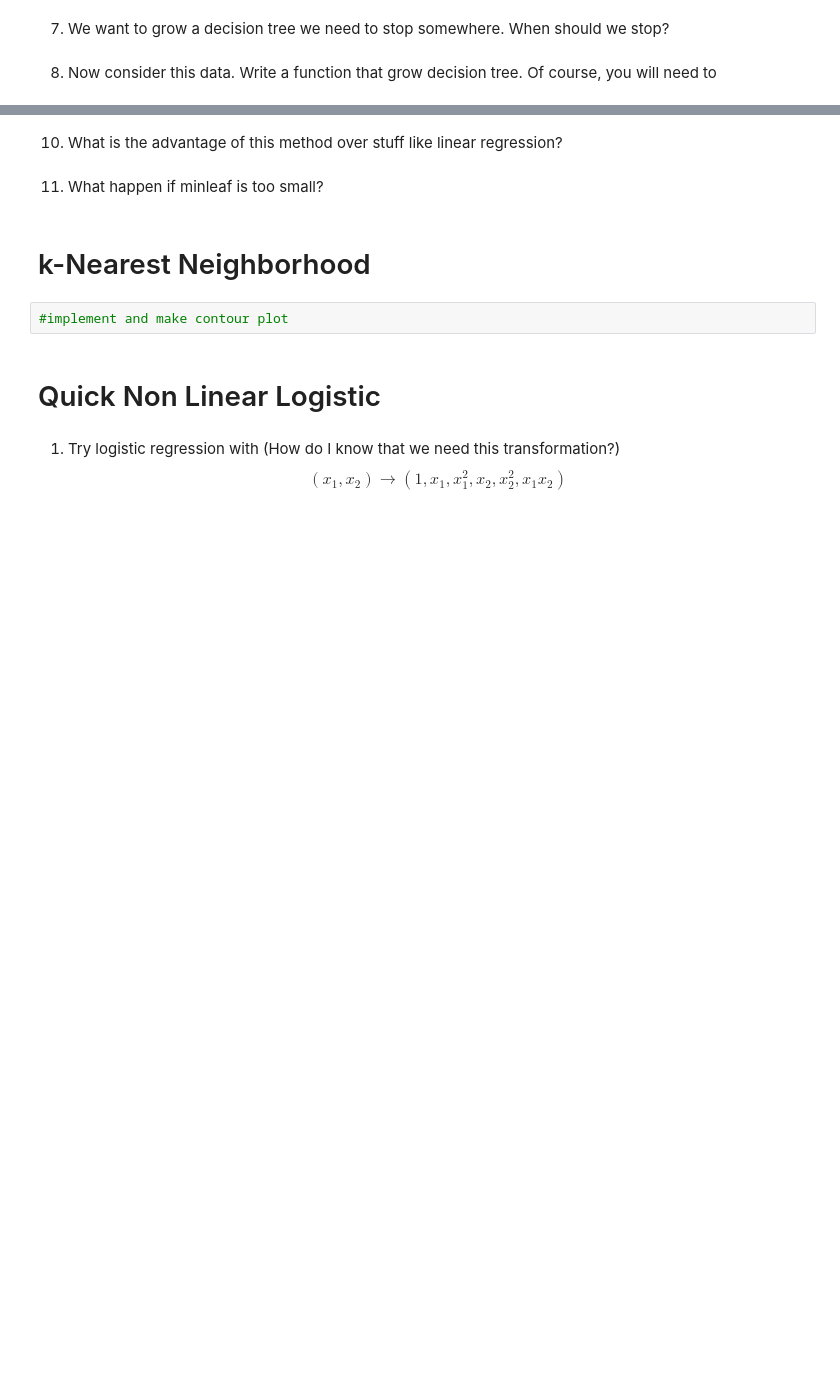
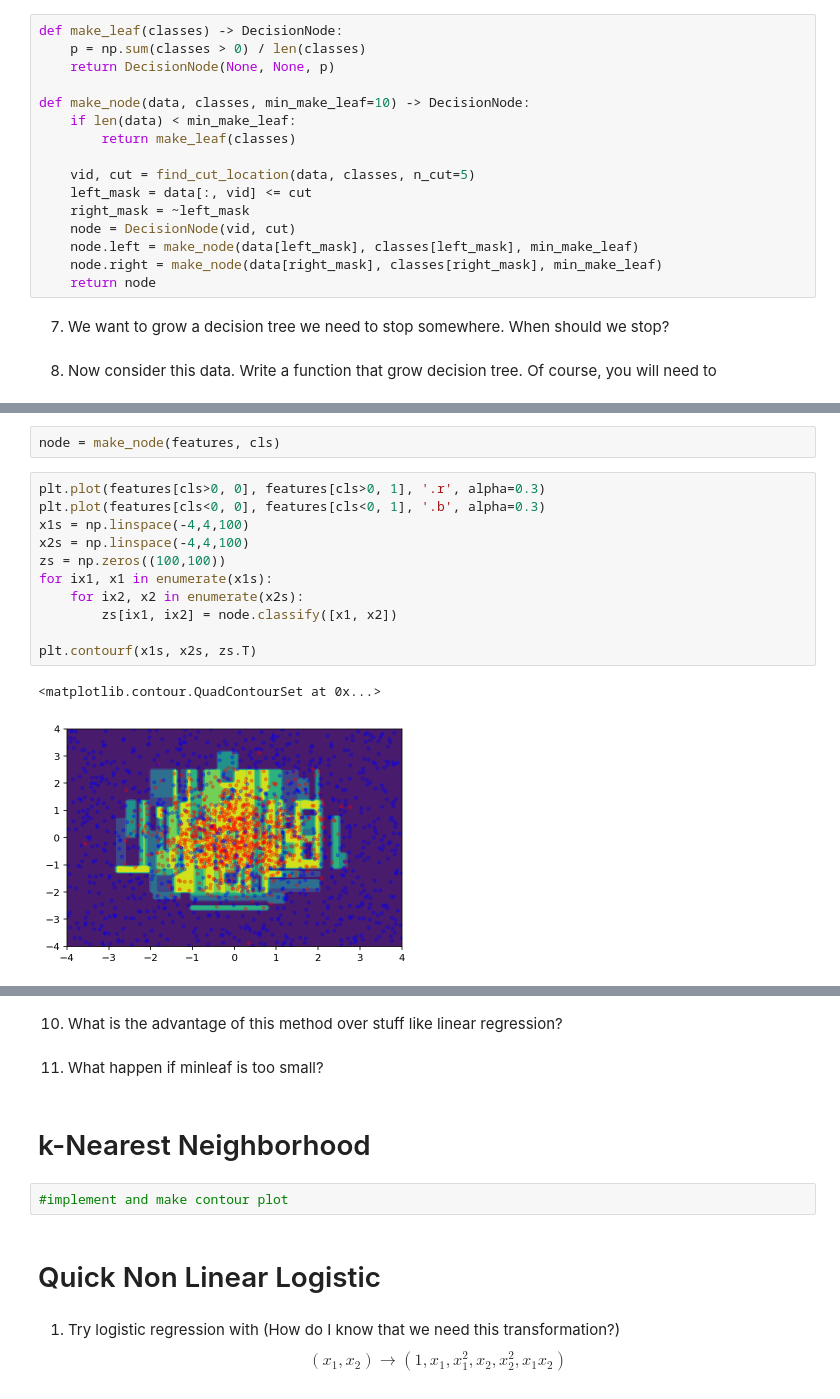
Before and after one commit to muic-pattern-rekt-2018/Exercise-5, a Jupyter notebook: Exercise 05 Non-Parametric Methods.ipynb, the cells around one changed output, grey strips where cells are left out. Saved outputs shown, nothing was run; the diff lists cells and outputs as text; blank space fills up the shorter version.

```diff
--- a/Exercise 05 Non-Parametric Methods.ipynb
+++ b/Exercise 05 Non-Parametric Methods.ipynb
@@ -252,5 +249,21 @@ find_cut_location(xs, cls)
 # %% [markdown]
 6) Write a function: given features and class and pick the best split. (Think about how we should represent split?)
+# %%
+def make_leaf(classes) -> DecisionNode:
+    p = np.sum(classes > 0) / len(classes)
+    return DecisionNode(None, None, p)
+
+def make_node(data, classes, min_make_leaf=10) -> DecisionNode:
+    if len(data) < min_make_leaf:
+        return make_leaf(classes)
+
+    vid, cut = find_cut_location(data, classes, n_cut=5)
+    left_mask = data[:, vid] <= cut
+    right_mask = ~left_mask
+    node = DecisionNode(vid, cut)
+    node.left = make_node(data[left_mask], classes[left_mask], min_make_leaf)
+    node.right = make_node(data[right_mask], classes[right_mask], min_make_leaf)
+    return node
 # %% [markdown]
 7) We want to grow a decision tree we need to stop somewhere. When should we stop?
 # %% [markdown]
@@ -279,3 +292,19 @@ plt.plot(features[cls<0, 0], features[cls<0, 1], '.b', alpha=0.3)
+# %%
+node = make_node(features, cls)
+# %%
+plt.plot(features[cls>0, 0], features[cls>0, 1], '.r', alpha=0.3)
+plt.plot(features[cls<0, 0], features[cls<0, 1], '.b', alpha=0.3)
+x1s = np.linspace(-4,4,100)
+x2s = np.linspace(-4,4,100)
+zs = np.zeros((100,100))
+for ix1, x1 in enumerate(x1s):
+    for ix2, x2 in enumerate(x2s):
+        zs[ix1, ix2] = node.classify([x1, x2])
+
+plt.contourf(x1s, x2s, zs.T)
+# %% [output]
+<matplotlib.contour.QuadContourSet at 0x...>
+[figure, added]
 # %% [markdown]
 9) Visualize what you build with contour plot. What do you see? Why do you think that happen?
 
```
Also changed, not shown: parts of 3 cells of this notebook.
